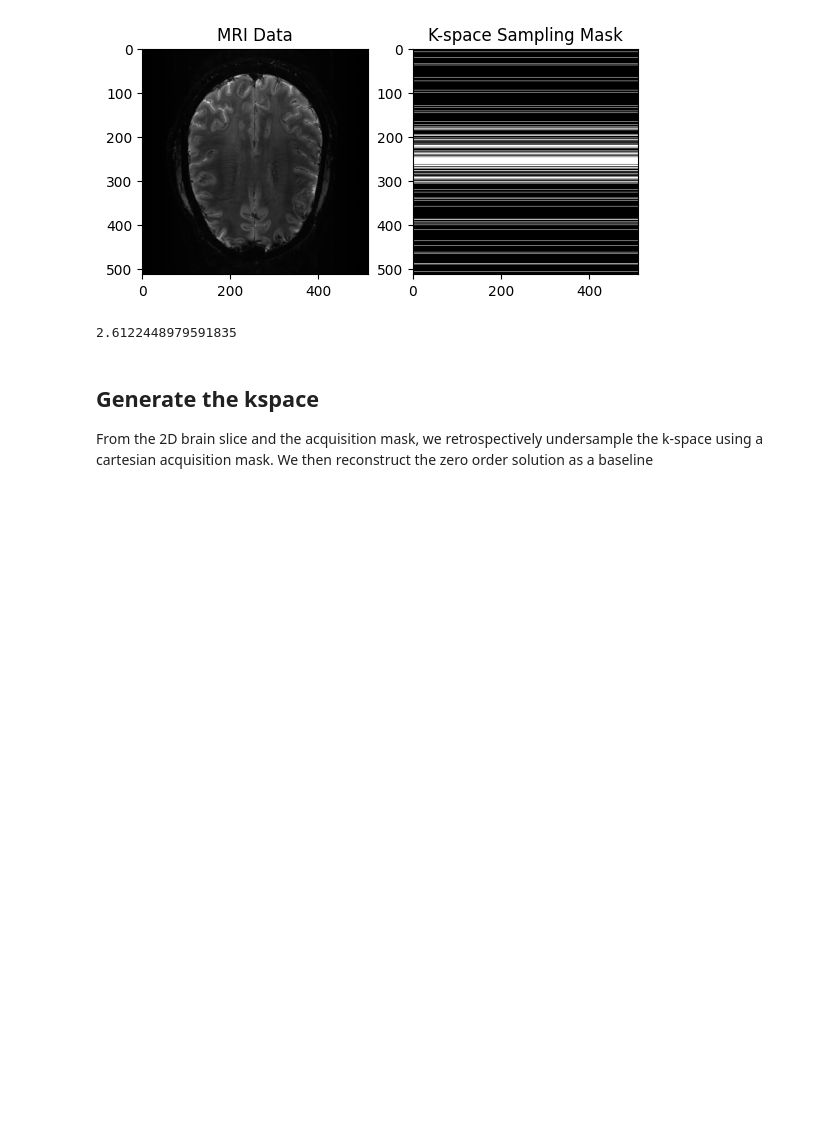
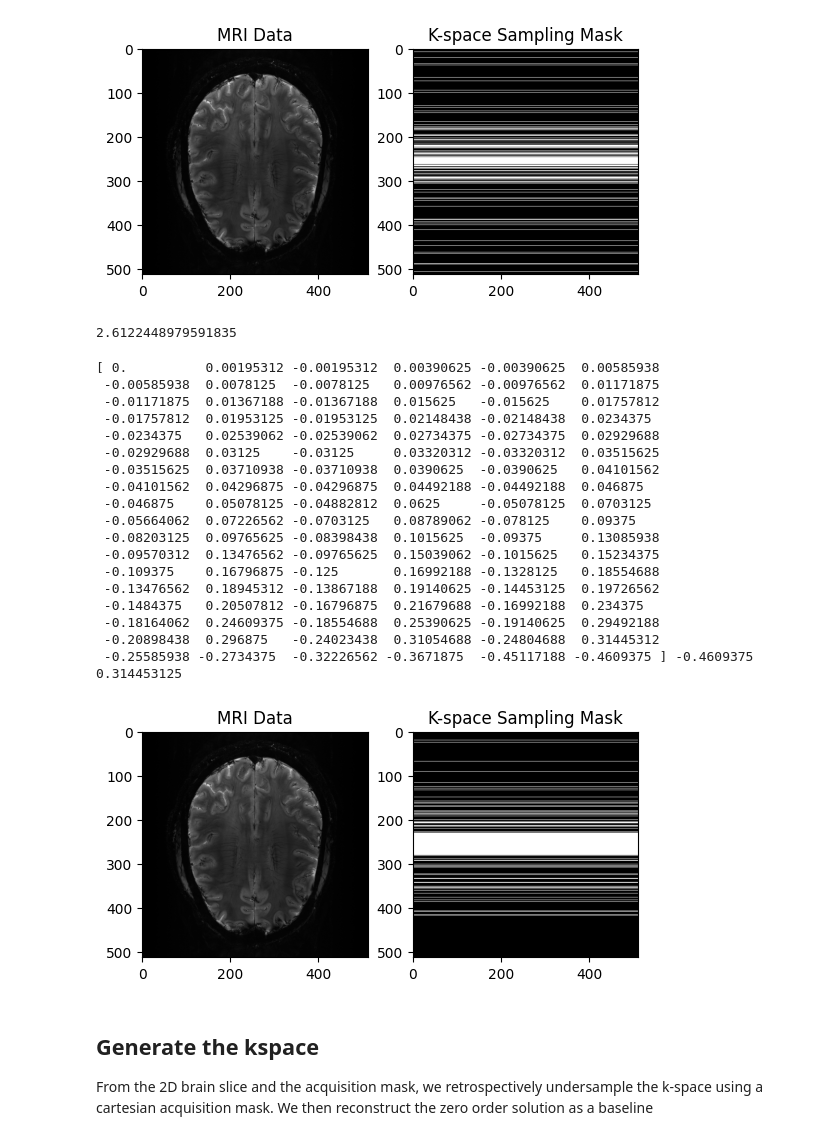
Before and after one commit to mind-inria/mri-acq-recon-book, a Jupyter notebook: src/11.Cartesian_SelfCalibrated_CS-pMRI_recon.ipynb, the cells around one changed output. Cells and saved outputs as stored; diff of their text form; code cells hidden in the pictures; blank space fills up the shorter version.

```diff
--- a/src/11.Cartesian_SelfCalibrated_CS-pMRI_recon.ipynb
+++ b/src/11.Cartesian_SelfCalibrated_CS-pMRI_recon.ipynb
@@ -71,6 +83,43 @@ mask_sampled = np.where(mask==1)
 print(512**2/np.size(mask_sampled))
 # %% [output]
 2.6122448979591835
+# %%
+from mrinufft.trajectories.tools import get_random_loc_1d
+
+phase_encoding_locs = get_random_loc_1d(image.shape[0], accel=8, center_prop=0.1, pdf='gaussian')
+print(phase_encoding_locs, min(phase_encoding_locs), max(phase_encoding_locs))
+phase_encoding_locs = ((phase_encoding_locs +0.5) * image.shape[0]).astype(int)
+mask = np.zeros(image.shape, dtype=bool)
+mask[phase_encoding_locs] = 1
+
+# View Input
+plt.subplot(1, 2, 1)
+plt.imshow(np.abs(image), cmap='gray')
+plt.title("MRI Data")
+plt.subplot(1, 2, 2)
+plt.imshow(mask, cmap='gray')
+plt.title("K-space Sampling Mask")
+plt.show()
+# %% [output]
+[ 0.          0.00195312 -0.00195312  0.00390625 -0.00390625  0.00585938
+ -0.00585938  0.0078125  -0.0078125   0.00976562 -0.00976562  0.01171875
+ -0.01171875  0.01367188 -0.01367188  0.015625   -0.015625    0.01757812
+ -0.01757812  0.01953125 -0.01953125  0.02148438 -0.02148438  0.0234375
+ -0.0234375   0.02539062 -0.02539062  0.02734375 -0.02734375  0.02929688
+ -0.02929688  0.03125    -0.03125     0.03320312 -0.03320312  0.03515625
+ -0.03515625  0.03710938 -0.03710938  0.0390625  -0.0390625   0.04101562
+ -0.04101562  0.04296875 -0.04296875  0.04492188 -0.04492188  0.046875
+ -0.046875    0.05078125 -0.04882812  0.0625     -0.05078125  0.0703125
+ -0.05664062  0.07226562 -0.0703125   0.08789062 -0.078125    0.09375
+ -0.08203125  0.09765625 -0.08398438  0.1015625  -0.09375     0.13085938
+ -0.09570312  0.13476562 -0.09765625  0.15039062 -0.1015625   0.15234375
+ -0.109375    0.16796875 -0.125       0.16992188 -0.1328125   0.18554688
+ -0.13476562  0.18945312 -0.13867188  0.19140625 -0.14453125  0.19726562
+ -0.1484375   0.20507812 -0.16796875  0.21679688 -0.16992188  0.234375
+ -0.18164062  0.24609375 -0.18554688  0.25390625 -0.19140625  0.29492188
+ -0.20898438  0.296875   -0.24023438  0.31054688 -0.24804688  0.31445312
+ -0.25585938 -0.2734375  -0.32226562 -0.3671875  -0.45117188 -0.4609375 ] -0.4609375 0.314453125
+[figure, added]
 # %% [markdown]
 ## Generate the kspace
 
```
Also changed, not shown: parts of 5 cells of this notebook.
